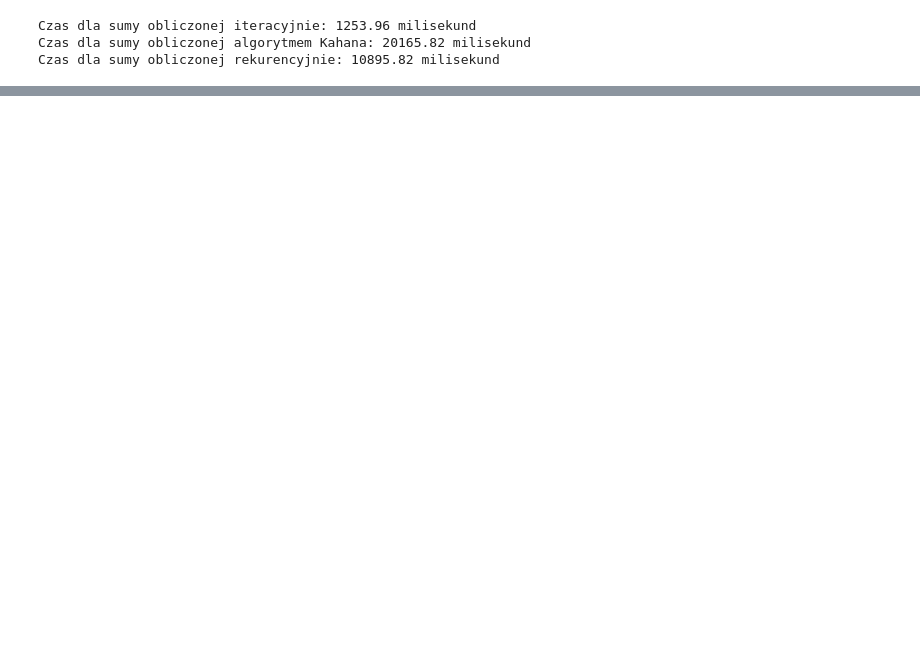
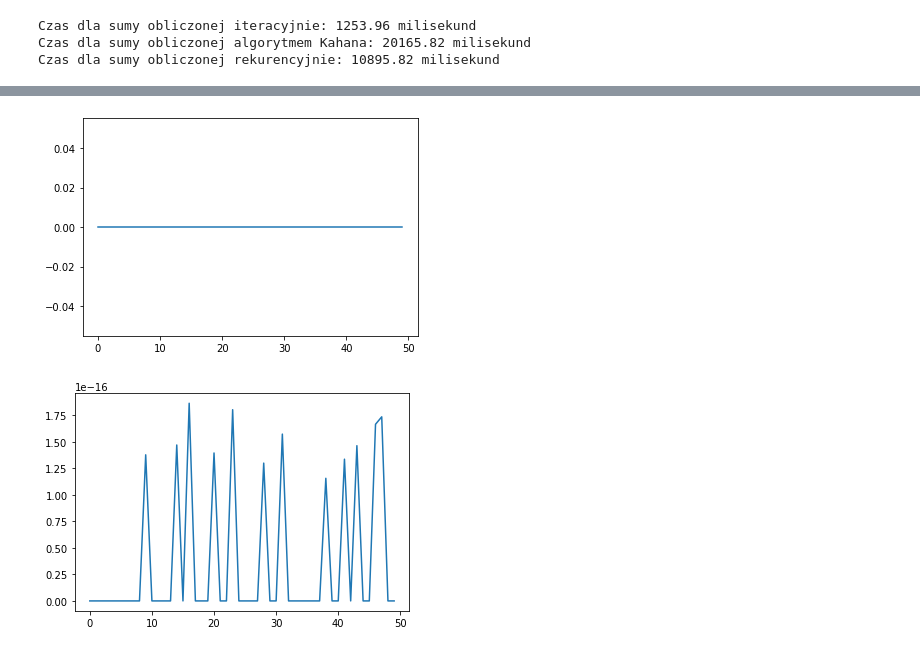
Before and after one commit to AlexMaz99/MOwNiT, a Jupyter notebook: lab1/lab1.ipynb, the cells around one changed output, grey strips where cells are left out. Cells and saved outputs as stored; diff of their text form; code cells hidden in the pictures; blank space fills up the shorter version.

```diff
--- a/lab1/lab1.ipynb
+++ b/lab1/lab1.ipynb
@@ -144,0 +288,5 @@ Czas dla sumy obliczonej rekurencyjnie: 10895.82 milisekund
+# %%
+riemann_plot(2, 50, float)
+# %% [output]
+[figure, added]
+[figure, added]
```
Also changed, not shown: parts of 21 cells of this notebook, 1 other file.
